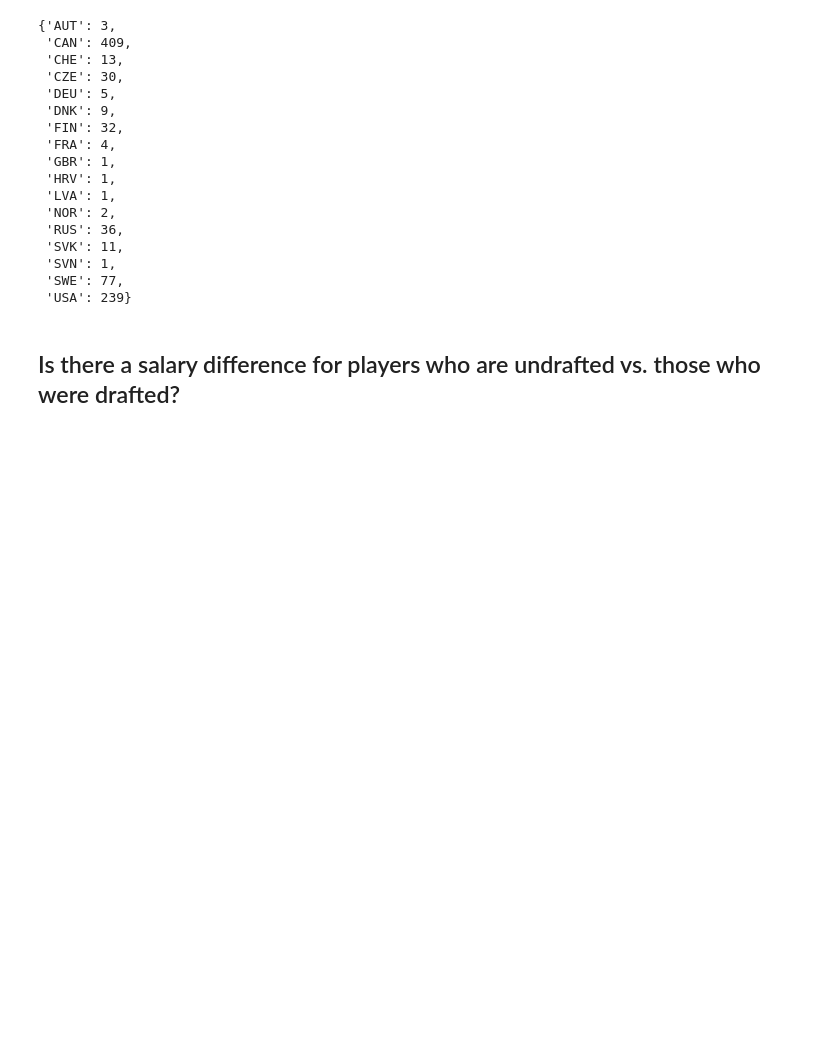
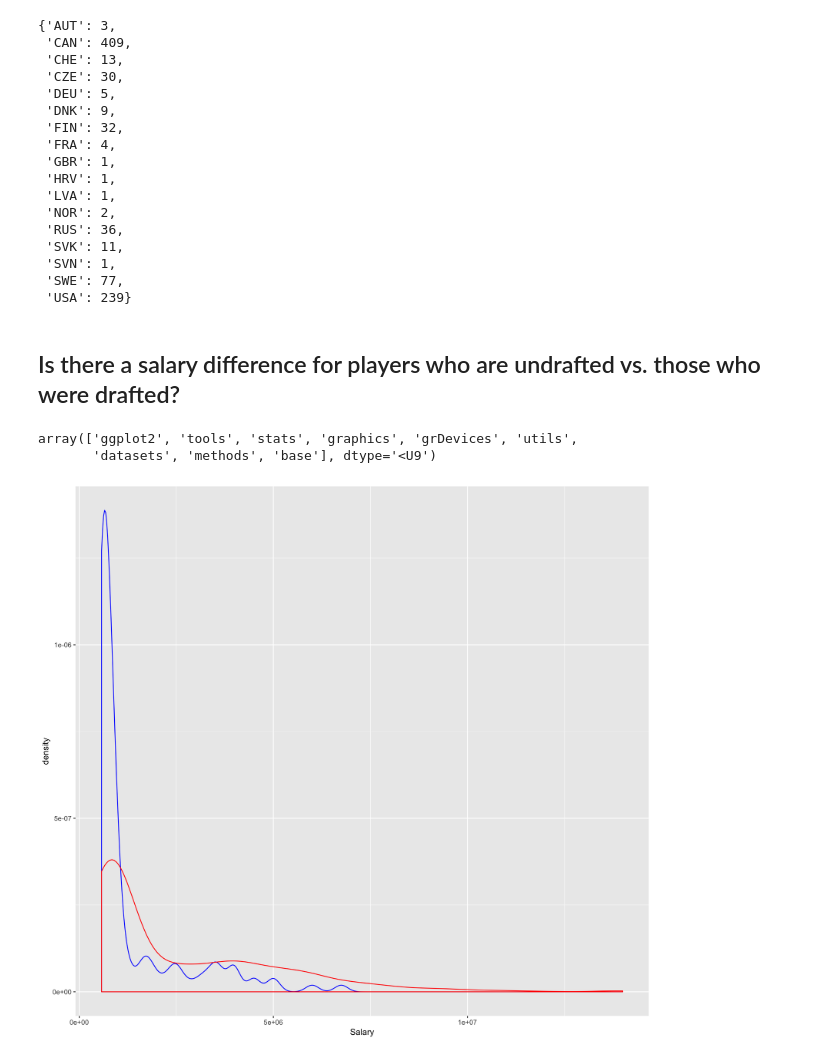
Before and after one commit to matthewcking312/NHLSalaryPrediction, a Jupyter notebook: EDA.ipynb, the cells around one changed output. Saved outputs shown, nothing was run; the diff lists cells and outputs as text; code cells hidden in the pictures; blank space fills up the shorter version.

Commit message:
Basic plots for exploring Salary between undrafted and drafted players. There appears to be no difference.

```diff
--- a/EDA.ipynb
+++ b/EDA.ipynb
@@ -97,3 +102,23 @@ dict(zip(unique, counts))
  'USA': 239}
 # %% [markdown]
 ## Is there a salary difference for players who are undrafted vs. those who were drafted?
+# %%
+# Adding a column for whether or not the player is undrafted.
+hockey = addIsNACol(hockey, 'DftYr')
+# %%
+drafted = hockey.loc[(hockey.DftYr_is_na == 0)][['Salary', 'DftYr_is_na']]
+undrafted = hockey.loc[(hockey.DftYr_is_na == 1)][['Salary', 'DftYr_is_na']]
+# %%
+%R -i undrafted
+%R -i drafted
+%R library(ggplot2)
+# %% [output]
+array(['ggplot2', 'tools', 'stats', 'graphics', 'grDevices', 'utils',
+       'datasets', 'methods', 'base'], dtype='<U9')
+# %%
+%%R -w 11 -h 10 --units in -r 400
+ggplot() +
+    geom_density(aes(x=Salary), color="Blue", data=undrafted) +
+    geom_density(aes(x=Salary), color="Red", data=drafted)
+# %% [output]
+[figure, added]
```
Also changed, not shown: parts of 3 cells of this notebook.
